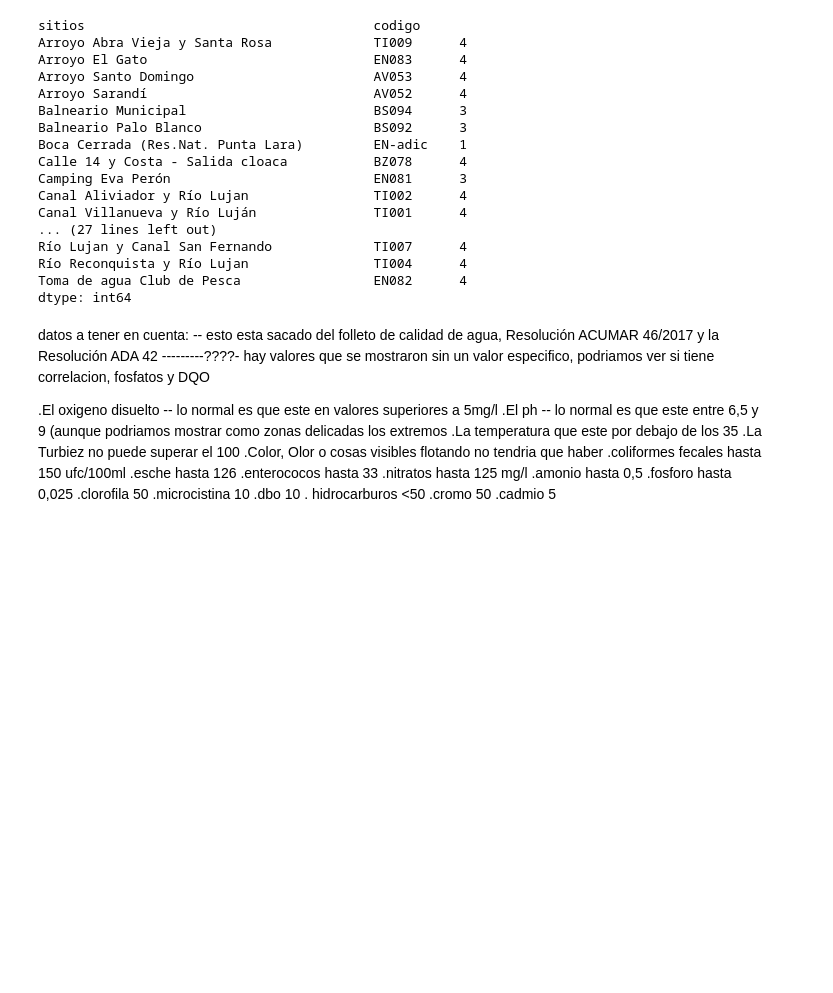
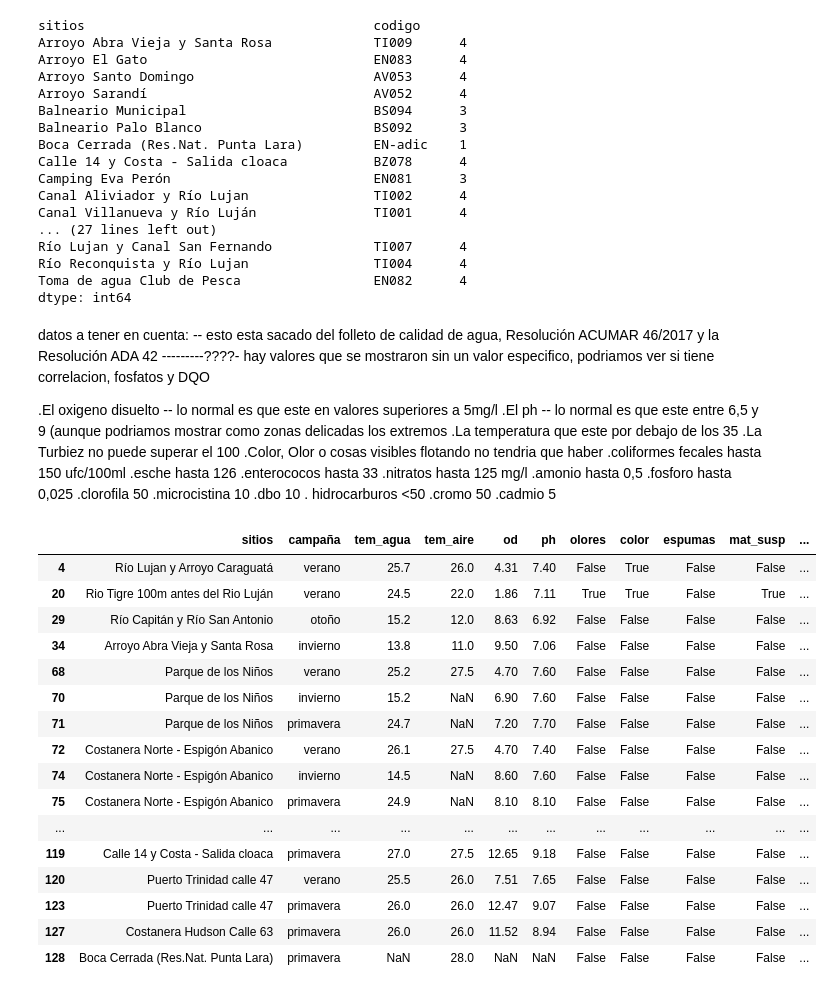
Before and after one commit to HombreSauce/TPE_Fundamentos, a Jupyter notebook: tp-especial.ipynb, the cells around one changed output. Cells and saved outputs as stored; diff of their text form; code cells hidden in the pictures; blank space fills up the shorter version.

```diff
--- a/tp-especial.ipynb
+++ b/tp-especial.ipynb
@@ -723,6 +772,29 @@ conteo_combinado = conteo_combinado.sort_index()
 
 #df_copy["sitios"].value_counts()
 #print(conteo_combinado)
+# %%
+#Buscamos filas con un NaN
+filas_con_nan = df_copy[df_copy.isna().any(axis=1)]
+# %%
+filas_con_nan
+# %% [output]
+|  | sitios | campaña | tem_agua | tem_aire | od | ph | olores | color | espumas | mat_susp | ... |
+| 4 | Río Lujan y Arroyo Caraguatá | verano | 25.7 | 26.0 | 4.31 | 7.40 | False | True | False | False | ... |
+| 20 | Rio Tigre 100m antes del Rio Luján | verano | 24.5 | 22.0 | 1.86 | 7.11 | True | True | False | True | ... |
+| 29 | Río Capitán y Río San Antonio | otoño | 15.2 | 12.0 | 8.63 | 6.92 | False | False | False | False | ... |
+| 34 | Arroyo Abra Vieja y Santa Rosa | invierno | 13.8 | 11.0 | 9.50 | 7.06 | False | False | False | False | ... |
+| 68 | Parque de los Niños | verano | 25.2 | 27.5 | 4.70 | 7.60 | False | False | False | False | ... |
+| 70 | Parque de los Niños | invierno | 15.2 | NaN | 6.90 | 7.60 | False | False | False | False | ... |
+| 71 | Parque de los Niños | primavera | 24.7 | NaN | 7.20 | 7.70 | False | False | False | False | ... |
+| 72 | Costanera Norte - Espigón Abanico | verano | 26.1 | 27.5 | 4.70 | 7.40 | False | False | False | False | ... |
+| 74 | Costanera Norte - Espigón Abanico | invierno | 14.5 | NaN | 8.60 | 7.60 | False | False | False | False | ... |
+| 75 | Costanera Norte - Espigón Abanico | primavera | 24.9 | NaN | 8.10 | 8.10 | False | False | False | False | ... |
+| ... | ... | ... | ... | ... | ... | ... | ... | ... | ... | ... | ... |
+| 119 | Calle 14 y Costa - Salida cloaca | primavera | 27.0 | 27.5 | 12.65 | 9.18 | False | False | False | False | ... |
+| 120 | Puerto Trinidad calle 47 | verano | 25.5 | 26.0 | 7.51 | 7.65 | False | False | False | False | ... |
+| 123 | Puerto Trinidad calle 47 | primavera | 26.0 | 26.0 | 12.47 | 9.07 | False | False | False | False | ... |
+| 127 | Costanera Hudson Calle 63 | primavera | 26.0 | 26.0 | 11.52 | 8.94 | False | False | False | False | ... |
+| 128 | Boca Cerrada (Res.Nat. Punta Lara) | primavera | NaN | 28.0 | NaN | NaN | False | False | False | False | ... |
 # %%
 df_copy.describe()
 # %% [output]
```
Also changed, not shown: parts of 12 cells of this notebook.
